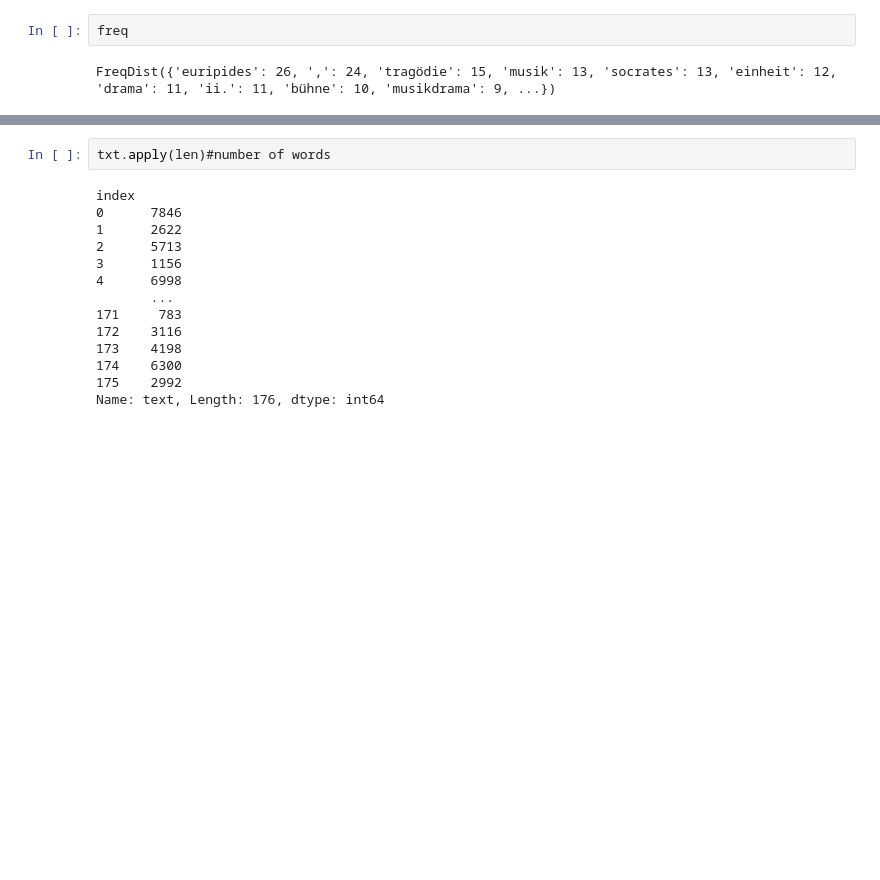
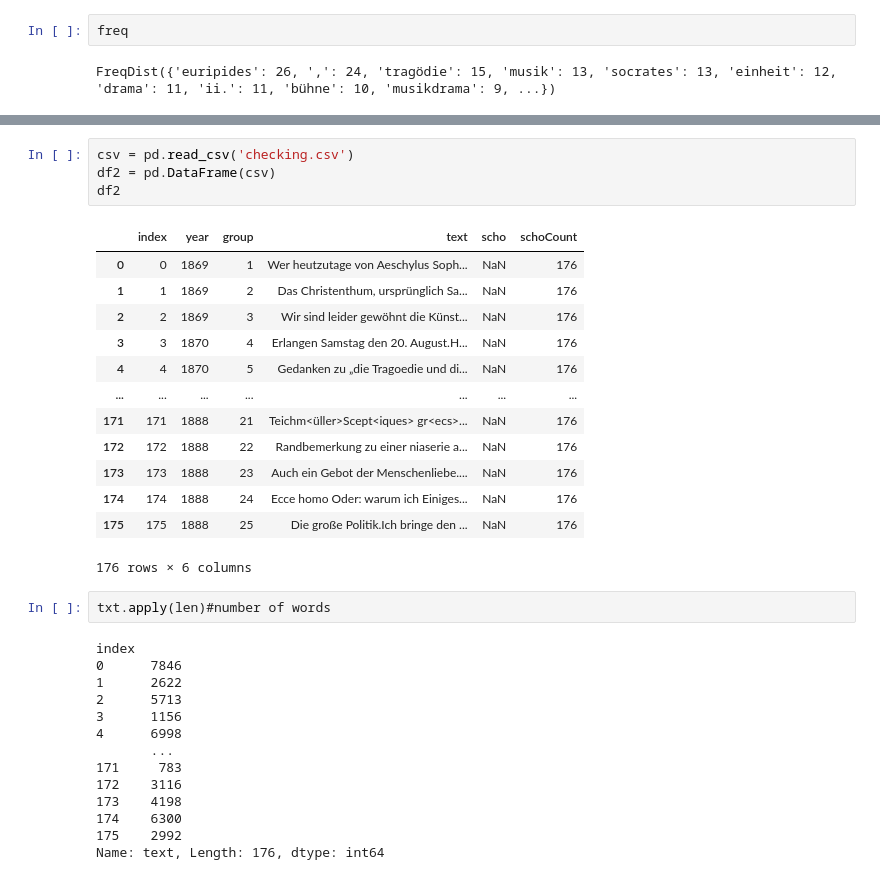
Before and after one commit to sarachodosh/workshop1-nietzsche, a Jupyter notebook: dataScrapingTest-Rebecca/nlp-testing/nlp-testing.ipynb, the cells around one changed output, grey strips where cells are left out. Drawn from its saved outputs; the diff is of its cells as text; blank space fills up the shorter version.

Commit message:
build out word count dataset

```diff
--- a/dataScrapingTest-Rebecca/nlp-testing/nlp-testing.ipynb
+++ b/dataScrapingTest-Rebecca/nlp-testing/nlp-testing.ipynb
@@ -86,3 +105,21 @@ Name: text, Length: 176, dtype: object
+# %%
+csv = pd.read_csv('checking.csv')
+df2 = pd.DataFrame(csv)
+df2
+# %% [output]
+|  | index | year | group | text | scho | schoCount |
+| 0 | 0 | 1869 | 1 | Wer heutzutage von Aeschylus Soph... | NaN | 176 |
+| 1 | 1 | 1869 | 2 | Das Christenthum, ursprünglich Sa... | NaN | 176 |
+| 2 | 2 | 1869 | 3 | Wir sind leider gewöhnt die Künst... | NaN | 176 |
+| 3 | 3 | 1870 | 4 | Erlangen Samstag den 20. August.H... | NaN | 176 |
+| 4 | 4 | 1870 | 5 | Gedanken zu „die Tragoedie und di... | NaN | 176 |
+| ... | ... | ... | ... | ... | ... | ... |
+| 171 | 171 | 1888 | 21 | Teichm<üller>Scept<iques> gr<ecs>... | NaN | 176 |
+| 172 | 172 | 1888 | 22 | Randbemerkung zu einer niaserie a... | NaN | 176 |
+| 173 | 173 | 1888 | 23 | Auch ein Gebot der Menschenliebe.... | NaN | 176 |
+| 174 | 174 | 1888 | 24 | Ecce homo Oder: warum ich Einiges... | NaN | 176 |
+| 175 | 175 | 1888 | 25 | Die große Politik.Ich bringe den ... | NaN | 176 |
+176 rows × 6 columns
 # %%
 txt.apply(len)#number of words
 # %% [output]
```
Also changed, not shown: parts of 4 cells of this notebook, 4 other files.
